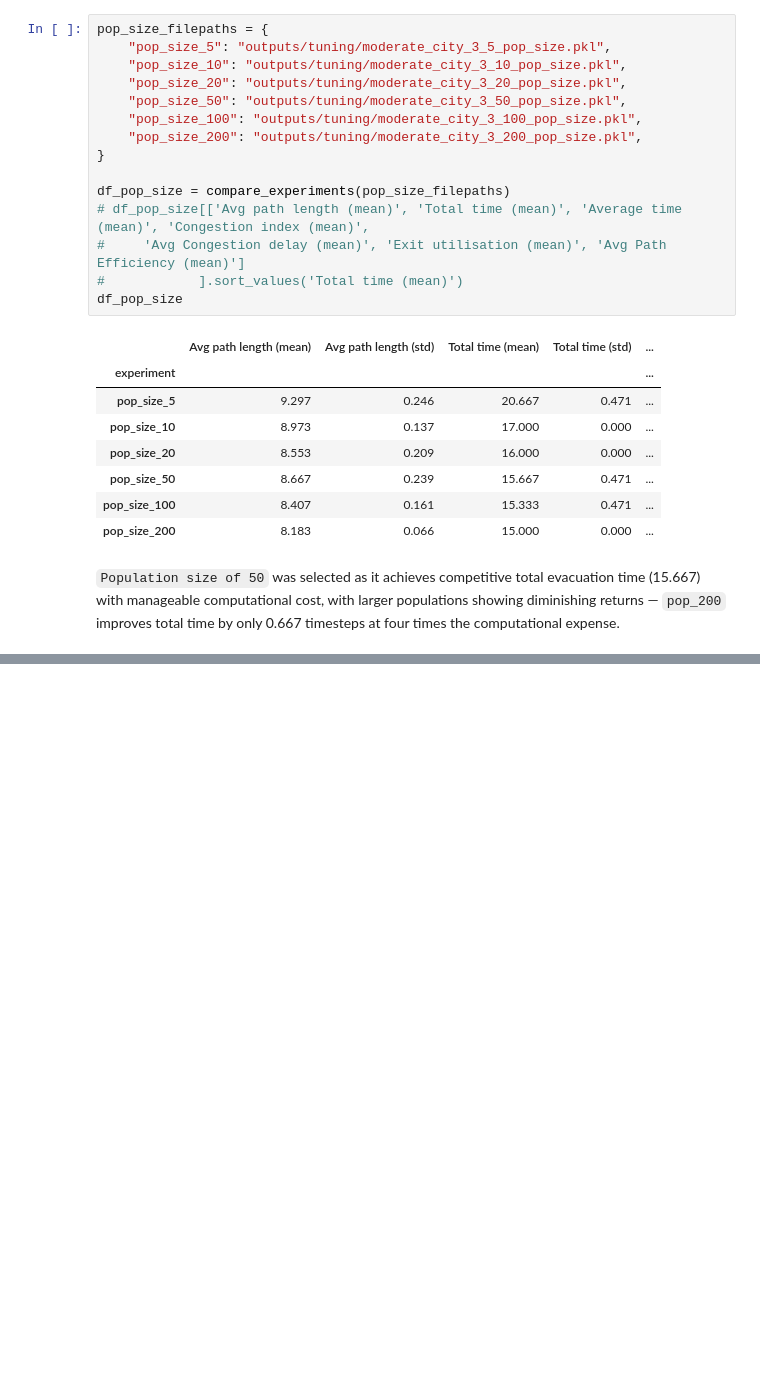
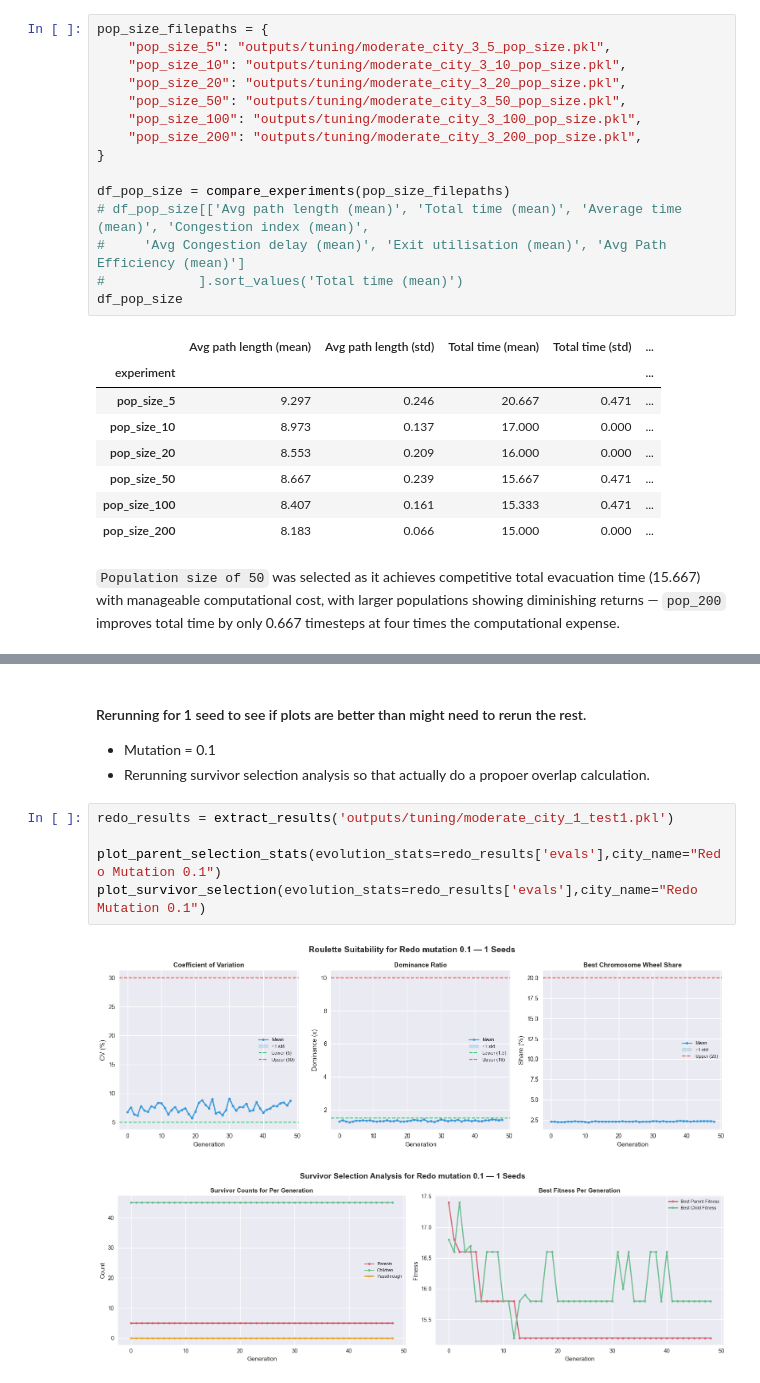
Before and after one commit to lpow311/dissertation, a Jupyter notebook: 2_genetic_algorithm_hyperparams.ipynb, the cells around one changed output, grey strips where cells are left out. Saved outputs shown, nothing was run; the diff lists cells and outputs as text; blank space fills up the shorter version.

```diff
--- a/2_genetic_algorithm_hyperparams.ipynb
+++ b/2_genetic_algorithm_hyperparams.ipynb
@@ -311,0 +418,12 @@ df_pop_size
+# %% [markdown]
+#### Rerunning for 1 seed to see if plots are better than might need to rerun the rest.
+* Mutation = 0.1
+* Rerunning survivor selection analysis so that actually do a propoer overlap calculation.
+# %%
+redo_results = extract_results('outputs/tuning/moderate_city_1_test1.pkl')
+
+plot_parent_selection_stats(evolution_stats=redo_results['evals'],city_name="Redo Mutation 0.1")
+plot_survivor_selection(evolution_stats=redo_results['evals'],city_name="Redo Mutation 0.1")
+# %% [output]
+[figure, added]
+[figure, added]
```
Also changed, not shown: parts of 10 cells of this notebook, 18 other files.
